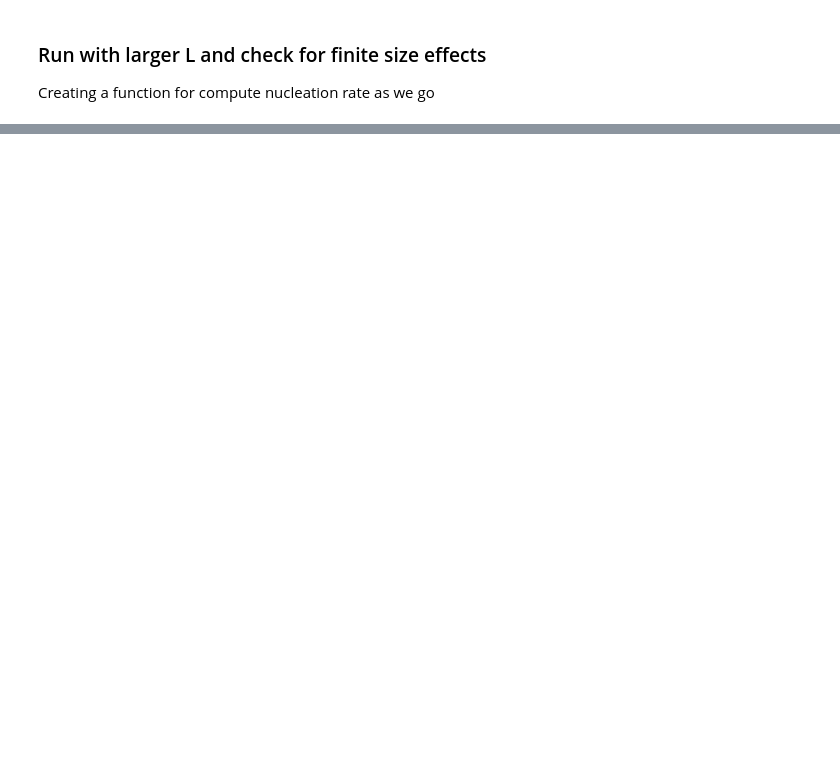
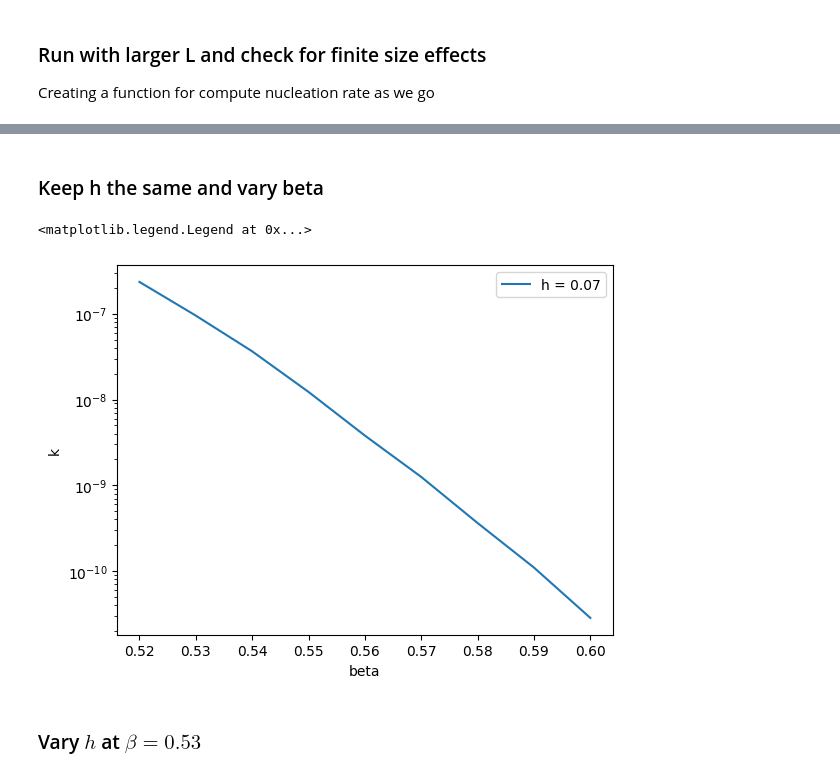
Before and after one commit to dquigley533/GPU_2DIsing, a Jupyter notebook: Jupyter/GASP_rates.ipynb, the cells around one changed output, grey strips where cells are left out. Saved outputs shown, nothing was run; the diff lists cells and outputs as text; code cells hidden in the pictures; blank space fills up the shorter version.

```diff
--- a/Jupyter/GASP_rates.ipynb
+++ b/Jupyter/GASP_rates.ipynb
@@ -120,0 +162,28 @@ Nucleation rate at L=100 : 3.35291e-08 MCSS^-1
+# %% [markdown]
+### Keep h the same and vary beta
+# %%
+h = 0.07
+L = 64
+nsweeps = 500000
+grid_output_int = 100000
+blist = np.arange(0.52, 0.61, 0.01)
+# %%
+filename="h"+str(h)+"_rates"
+if not os.path.exists(filename+".npz"):
+    klist = [ compute_nucleation_rate(L, ngrids, nsweeps, beta, h) for beta in blist ]
+    np.savez(filename, blist, klist)
+else:
+    data = np.load(filename+".npz")
+    blist = data['arr_0']
+    klist = data['arr_1']
+# %%
+plt.xlabel('beta')
+plt.ylabel('k')
+plt.plot(blist, klist, label='h = '+str(h))
+plt.yscale("log")
+plt.legend()
+# %% [output]
+<matplotlib.legend.Legend at 0x...>
+[figure, added]
+# %% [markdown]
+### Vary $h$ at $\beta = 0.53$
```
Also changed, not shown: parts of 27 cells of this notebook.
